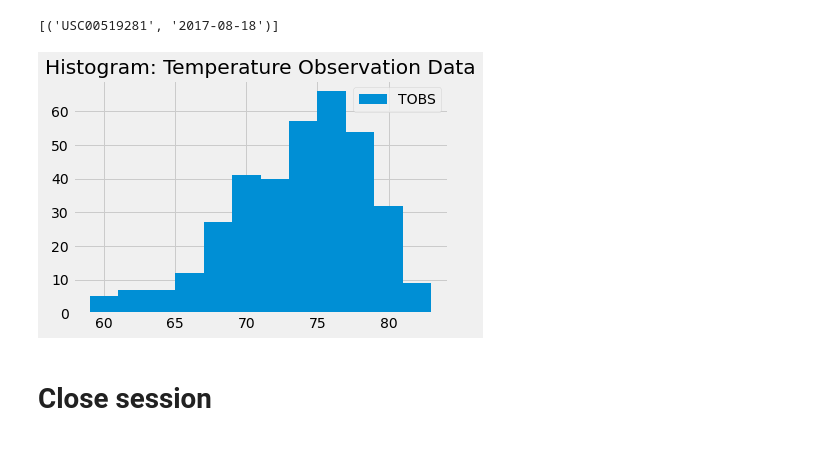
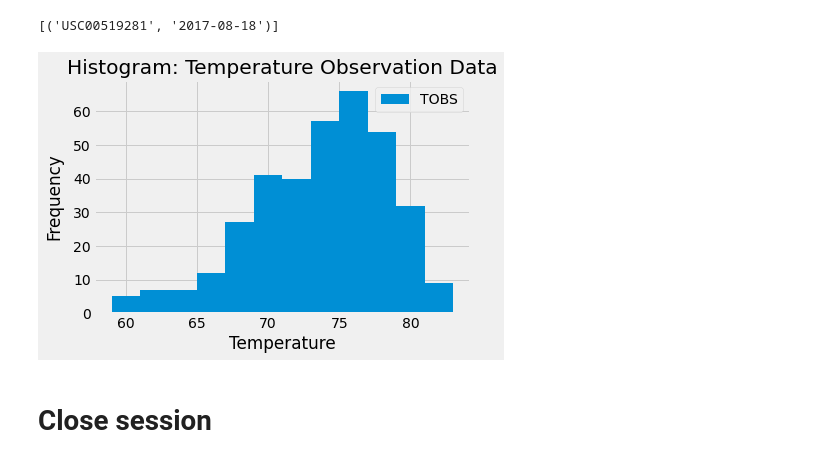
Before and after one commit to njneubauer/sqlalchemy_challenge, a Jupyter notebook: climate_analysis/climate_analysis.ipynb, the cells around one changed output. Drawn from its saved outputs; the diff is of its cells as text; code cells hidden in the pictures.

Commit message:
added labels to hist chart

```diff
--- a/climate_analysis/climate_analysis.ipynb
+++ b/climate_analysis/climate_analysis.ipynb
@@ -171,14 +171,16 @@ active_station = session.query(Measurement.date, Measurement.tobs).filter(Measur
 # %%
 # Create dataframe
 station_temp = pd.DataFrame(active_station, columns=['Date', 'Tobs'])
 station_temp.set_index('Date', inplace=True)
 # Generate histogram
 plt.hist(station_temp, bins=12)
 plt.title('Histogram: Temperature Observation Data')
+plt.xlabel("Temperature")
+plt.ylabel("Frequency", labelpad=10)
 plt.legend(('TOBS',))
 plt.show()
 # %% [output]
-[figure, old version]
+[figure, new version]
 # %% [markdown]
 # Close session
 # %%
```
